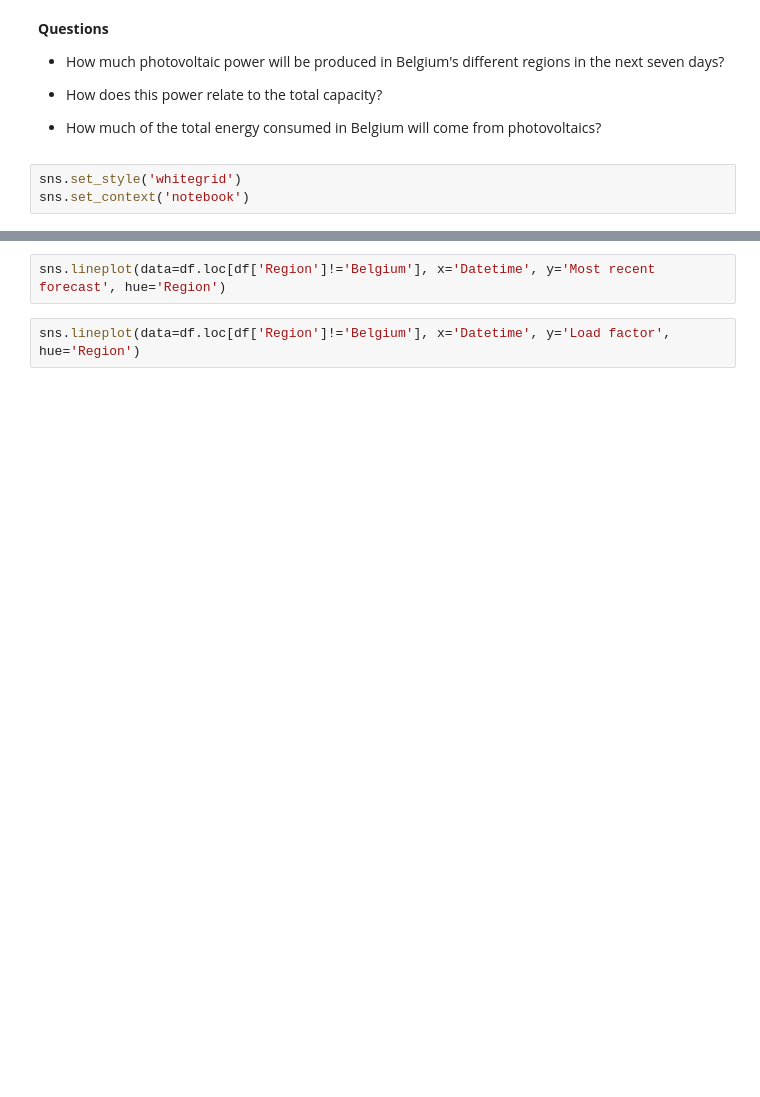
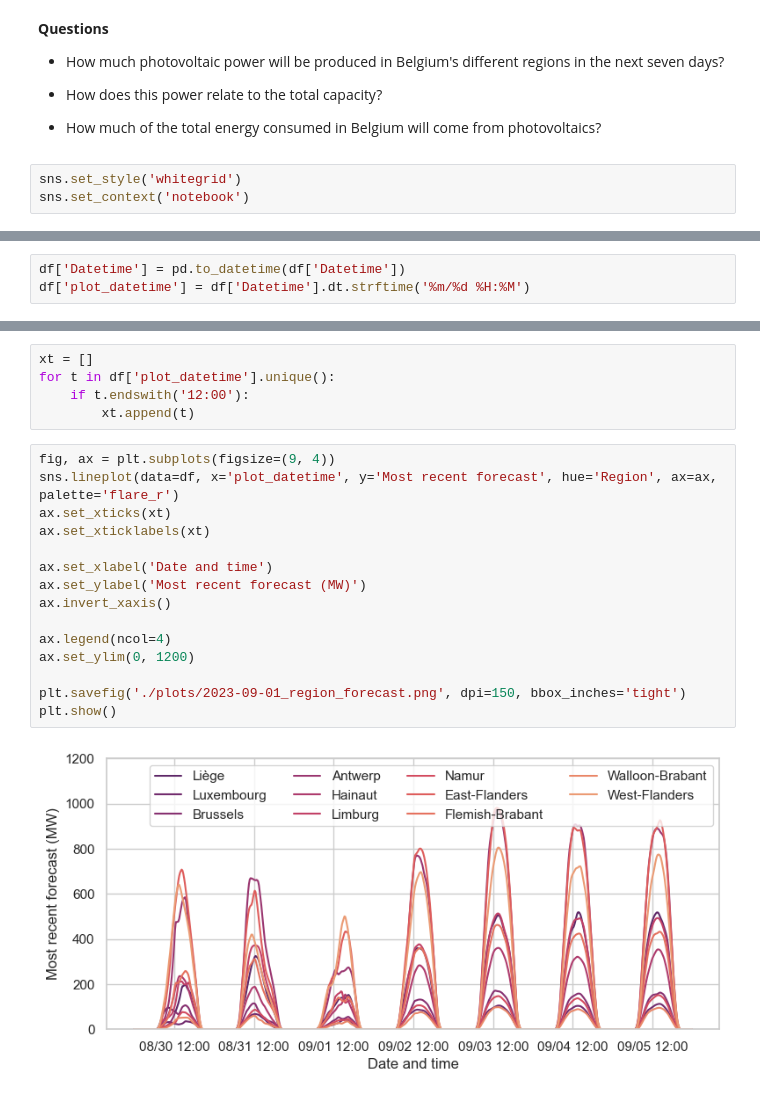
Before and after one commit to crlna16/medium_notebooks, a Jupyter notebook: friday_data_story/2023-09-01_BelgiumPhotovoltaicForecast.ipynb, the cells around one changed output, grey strips where cells are left out. Saved outputs shown, nothing was run; the diff lists cells and outputs as text; blank space fills up the shorter version.

```diff
--- a/friday_data_story/2023-09-01_BelgiumPhotovoltaicForecast.ipynb
+++ b/friday_data_story/2023-09-01_BelgiumPhotovoltaicForecast.ipynb
@@ -35,0 +75,3 @@ plt.show()
+# %%
+df['Datetime'] = pd.to_datetime(df['Datetime'])
+df['plot_datetime'] = df['Datetime'].dt.strftime('%m/%d %H:%M')
@@ -36,4 +89,22 @@ plt.show()
+# %%
+xt = []
+for t in df['plot_datetime'].unique():
+    if t.endswith('12:00'):
+        xt.append(t)
 # %%
-sns.lineplot(data=df.loc[df['Region']!='Belgium'], x='Datetime', y='Most recent forecast', hue='Region')
+fig, ax = plt.subplots(figsize=(9, 4))
+sns.lineplot(data=df, x='plot_datetime', y='Most recent forecast', hue='Region', ax=ax, palette='flare_r')
+ax.set_xticks(xt)
+ax.set_xticklabels(xt)
+
+ax.set_xlabel('Date and time')
+ax.set_ylabel('Most recent forecast (MW)')
+ax.invert_xaxis()
+
+ax.legend(ncol=4)
+ax.set_ylim(0, 1200)
+
+plt.savefig('./plots/2023-09-01_region_forecast.png', dpi=150, bbox_inches='tight')
+plt.show()
+# %% [output]
+[figure, added]
-# %%
-sns.lineplot(data=df.loc[df['Region']!='Belgium'], x='Datetime', y='Load factor', hue='Region')
```
Also changed, not shown: parts of 9 cells of this notebook.
